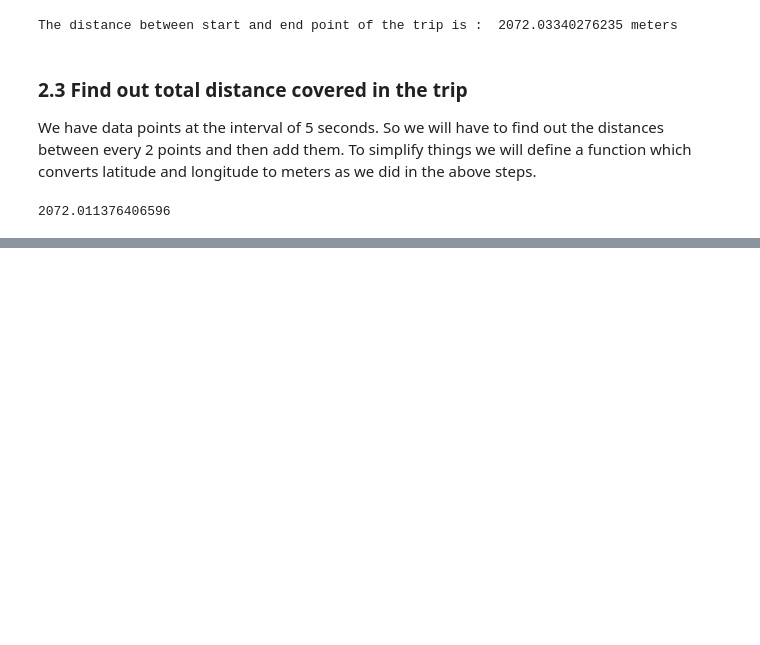
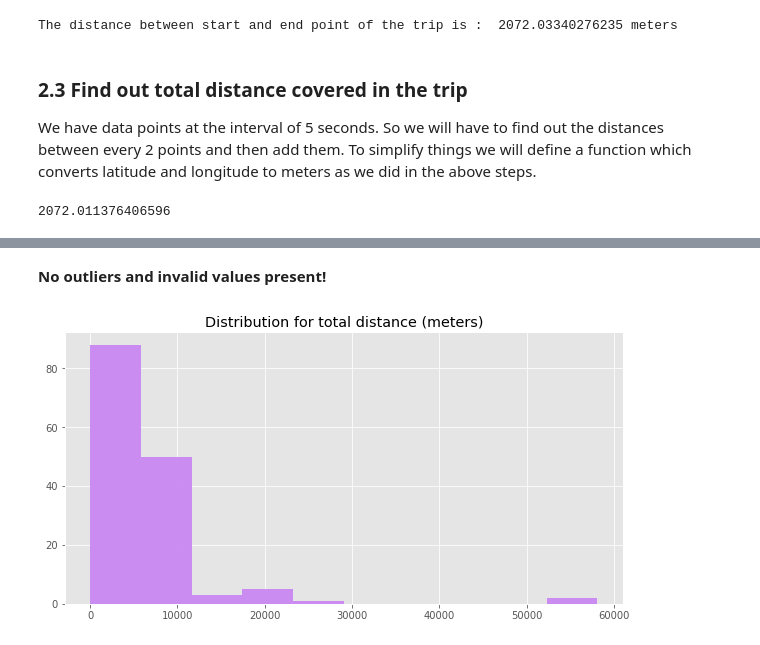
Before and after one commit to anish2197/data-analystics, a Jupyter notebook: Day 3.ipynb, the cells around one changed output, grey strips where cells are left out. Drawn from its saved outputs; the diff is of its cells as text; code cells hidden in the pictures; blank space fills up the shorter version.

```diff
--- a/Day 3.ipynb
+++ b/Day 3.ipynb
@@ -191,0 +242,13 @@ Distance covered by the car in the trip :  2819.20692842891  meters
+# %%
+# Make a dataframe which contains details about each individual trips and fill the data
+trips = df["track_id"].unique()
+df_trips = pd.DataFrame(columns=["trip id", "total distance","total time","average speed"])
+
+for trip in trips:
+
+    if trip != 14:
+
+        total_dist, total_time, average_speed = find_trip_details(trip)
+        #print(trip)
+
+        df_trips = df_trips.append({"trip id":trip, "total distance":total_dist, "total time":total_time, "average speed":average_speed},ignore_index=True)
@@ -191,0 +281,3 @@ Distance covered by the car in the trip :  2819.20692842891  meters
+# %%
+df_trips = df_trips.sort_values(by="average speed", ascending = False)
+df_trips.head()
@@ -191,0 +293,7 @@ Distance covered by the car in the trip :  2819.20692842891  meters
+# %%
+speed_filter = df_trips["average speed"] <= 160
+df_trips = df_trips[speed_filter]
+time_filter = df_trips["total time"] != 0
+df_trips = df_trips[time_filter]
+distance_filter = df_trips["total distance"] != 0
+df_trips = df_trips[distance_filter]
@@ -191,0 +312,10 @@ Distance covered by the car in the trip :  2819.20692842891  meters
+# %% [markdown]
+**No outliers and invalid values present!**
+# %%
+color = (np.random.random(),np.random.random(),np.random.random(),np.random.uniform(0.9,0.99))
+plt.figure(figsize=(10,5))
+plt.title("Distribution for total distance (meters)")
+plt.hist(df_trips["total distance"],color=color)
+plt.show()
+# %% [output]
+[figure, added]
```
Also changed, not shown: parts of 31 cells of this notebook.
